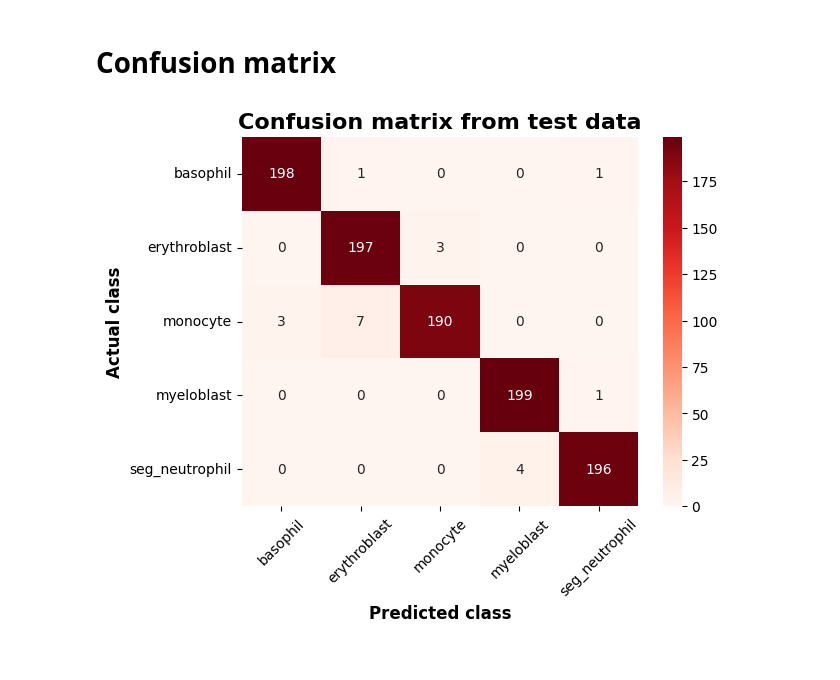
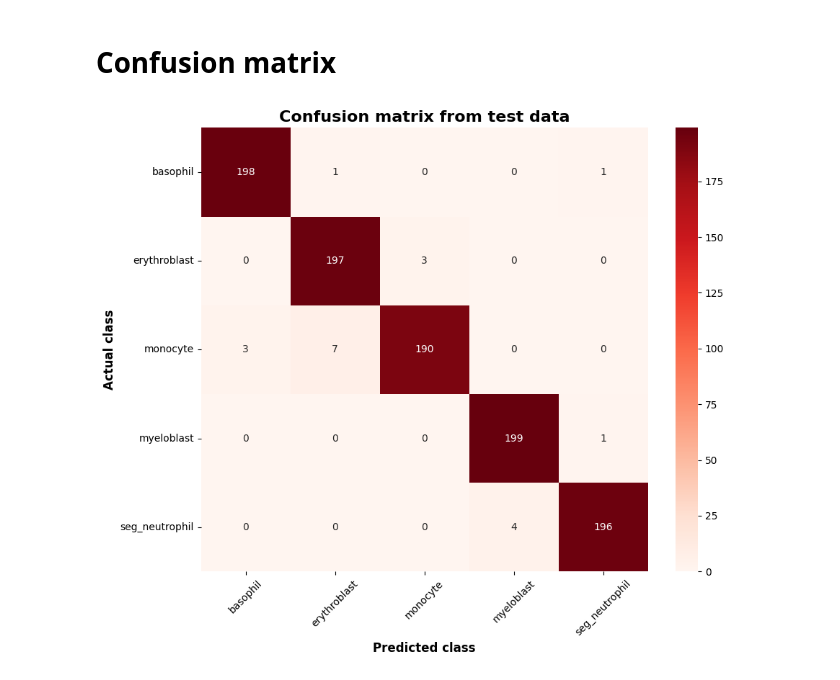
Before and after one commit to 1markmus/CNN-Blood-Cell-Images-for-Cancer-Detection, a Jupyter notebook: Blood images.ipynb, the cells around one changed output. Cells and saved outputs as stored; diff of their text form; code cells hidden in the pictures.

```diff
--- a/Blood images.ipynb
+++ b/Blood images.ipynb
@@ -179,7 +200,9 @@ n_epochs = 20
 # Early stop
 counter = 0
 paticence = 2
-best_loss = np.inf
+best_acc = np.inf
+
+#--------------------------------------------------------------Training loop--------------------------------------------------------------#
 
 # Train and test losses
 train_losses = []
@@ -189,19 +212,20 @@ test_losses = []
 train_accuracies = []
 test_accuracies = []
 
-# Run loop
+# Training and testing loop
 for epoch in range(n_epochs):
+
     # Start time
     start = time.time()
 
-    # Loss
+    # Training loss
     train_total_loss = 0.0
 
     # Correct classification
     train_correct = 0.0
     train_count = 0.0
 
-    # Loop
+    # Training loop
     for image, label in train_dataloader:
         optimizer.zero_grad()
         output = net(image)
@@ -217,21 +241,22 @@ for epoch in range(n_epochs):
         # Loss
         train_total_loss += loss.item()
 
-    # Epoch train performance
+    # Epoch train loss
     train_loss = train_total_loss / len(train_dataloader)
     train_losses.append(train_loss)
 
-    # Train accuracy
+    # Epoch train accuracy
     train_accuracy = train_correct / train_count
     train_accuracies.append(train_accuracy)
 
-    # Testing loop
+    #--------------------------------------------------------------Testing loop--------------------------------------------------------------#
+    # Switch model to testing mode
     net.eval()
 
-    # Loss
+    # Testing loss
     test_total_loss = 0
 
-    # Labels
+    # Labels for confusion matrix
     true_labels = []
     pred_labels = []
 
@@ -239,13 +264,13 @@ for epoch in range(n_epochs):
     test_correct = 0.0
     test_count = 0.0
 
-    # Loop
+    # Testing loop
     with torch.no_grad():
         for image, label in test_dataloader:
             output = net(image)
             loss = criterion(output, label)
 
-            # Predictions for heatmap
+            # Predictions for confusion matrix
             _, pred = torch.max(output, 1)
             true_labels.extend(label)
             pred_labels.extend(pred)
@@ -261,14 +286,14 @@ for epoch in range(n_epochs):
             # Loss
             test_total_loss += loss.item()
 
-    # Epoch test performance
+    # Epoch test loss
     test_loss = test_total_loss / len(test_dataloader)
     test_losses.append(test_loss)
 
     # Update learning rate based on test loss
     scheduler.step(metrics=test_loss)
 
-    # Test accuracy
+    # Epoch test accuracy
     test_accuracy = test_correct / test_count
     test_accuracies.append(test_accuracy)
 
@@ -276,8 +301,13 @@ for epoch in range(n_epochs):
     precision = metric_precision.compute()
     recall = metric_recall.compute()
 
+#--------------------------------------------------------------Early stop--------------------------------------------------------------#
+
     # Save best model
-    if test_loss < best_loss:
+    if test_accuracy > best_acc:
+
+        # Assign test_accuracy to best_acc
+        best_acc = test_accuracy
 
         # Reset counter
         counter = 0
@@ -367,22 +397,22 @@ plt.show()
 # %%
 # Create confusion matrix
 cm = confusion_matrix(true_labels, pred_labels)
 
 # Figure
-
+fig, ax = plt.subplots(figsize = (10, 8))
 
 # Display confusion matrix
 sns.heatmap(cm, annot=True, cmap="Reds", fmt="0.0f")
 
 # Title
 plt.title("Confusion matrix from test data", fontweight = "bold", fontsize = 16)
 
 # Axis
 plt.xlabel("Predicted class", fontweight = "bold", fontsize = 12)
 plt.ylabel("Actual class", fontweight = "bold", fontsize = 12)
 plt.xticks(np.arange(5)+0.5, keys, rotation = 45)
 plt.yticks(np.arange(5)+0.5, keys, rotation = 0)
 fig.savefig("confusion_matrix.png")
 plt.show()
 # %% [output]
-[figure, old version]
+[figure, new version]
```
Also changed, not shown: parts of 2 cells of this notebook, 2 other files.
